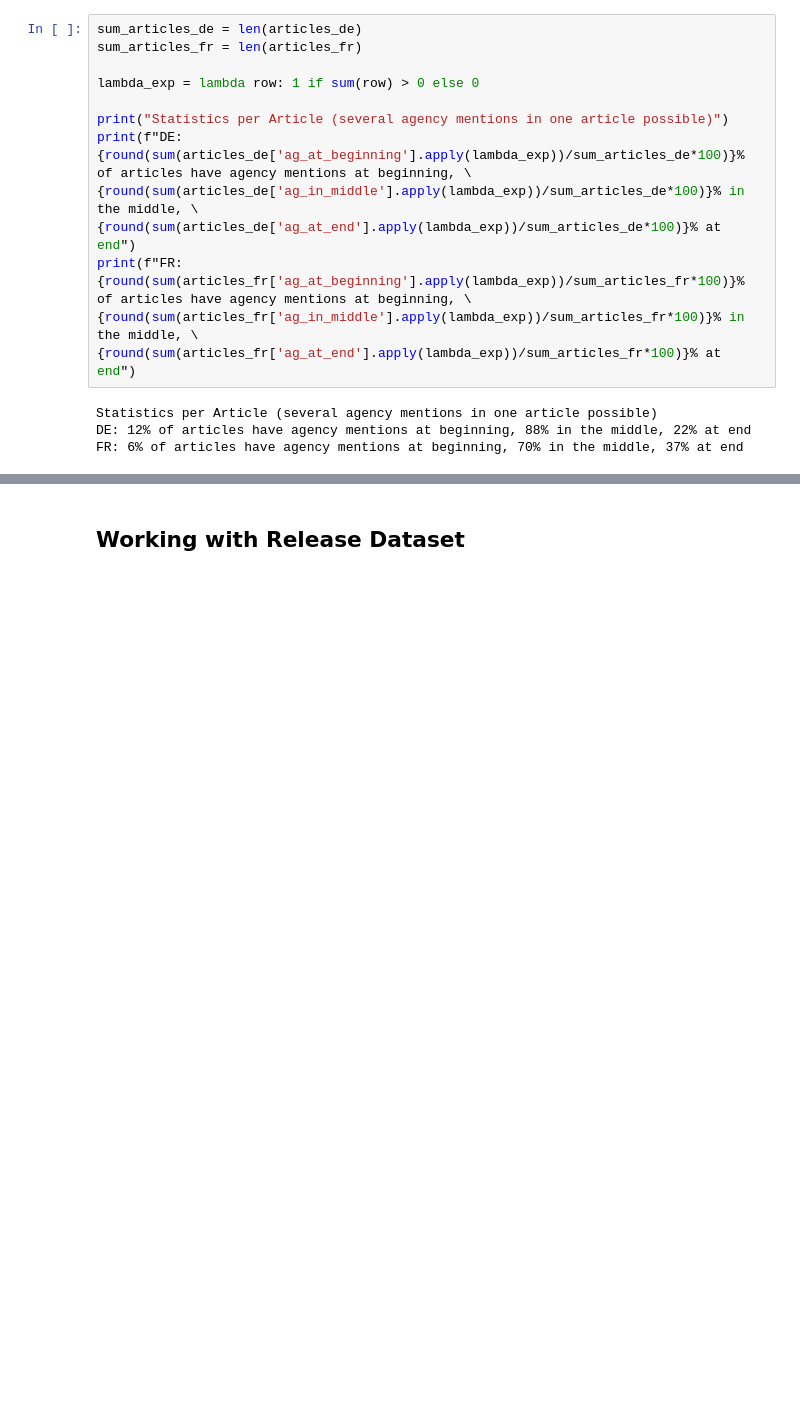
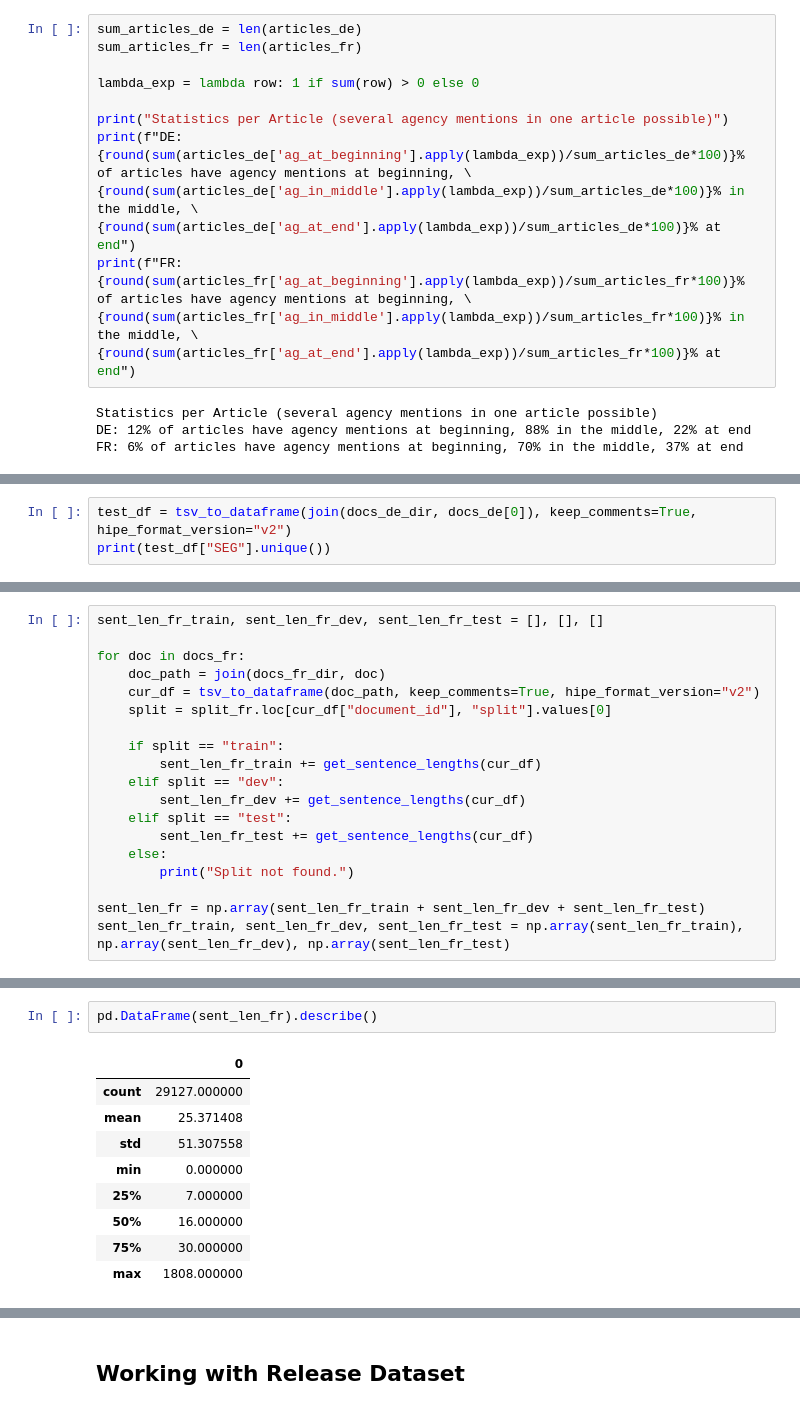
Before and after one commit to impresso/newsagency-classification, a Jupyter notebook: notebooks/stats_training_corpus.ipynb, the cells around one changed output, grey strips where cells are left out. Cells and saved outputs as stored; diff of their text form; blank space fills up the shorter version.

```diff
--- a/notebooks/stats_training_corpus.ipynb
+++ b/notebooks/stats_training_corpus.ipynb
@@ -423,0 +427,3 @@ FR: 6% of articles have agency mentions at beginning, 70% in the middle, 37% at
+# %%
+test_df = tsv_to_dataframe(join(docs_de_dir, docs_de[0]), keep_comments=True, hipe_format_version="v2")
+print(test_df["SEG"].unique())
@@ -423,0 +505,19 @@ FR: 6% of articles have agency mentions at beginning, 70% in the middle, 37% at
+# %%
+sent_len_fr_train, sent_len_fr_dev, sent_len_fr_test = [], [], []
+
+for doc in docs_fr:
+    doc_path = join(docs_fr_dir, doc)
+    cur_df = tsv_to_dataframe(doc_path, keep_comments=True, hipe_format_version="v2")
+    split = split_fr.loc[cur_df["document_id"], "split"].values[0]
+
+    if split == "train":
+        sent_len_fr_train += get_sentence_lengths(cur_df)
+    elif split == "dev":
+        sent_len_fr_dev += get_sentence_lengths(cur_df)
+    elif split == "test":
+        sent_len_fr_test += get_sentence_lengths(cur_df)
+    else:
+        print("Split not found.")
+
+sent_len_fr = np.array(sent_len_fr_train + sent_len_fr_dev + sent_len_fr_test)
+sent_len_fr_train, sent_len_fr_dev, sent_len_fr_test = np.array(sent_len_fr_train), np.array(sent_len_fr_dev), np.array(sent_len_fr_test)
@@ -423,0 +554,12 @@ FR: 6% of articles have agency mentions at beginning, 70% in the middle, 37% at
+# %%
+pd.DataFrame(sent_len_fr).describe()
+# %% [output]
+|  | 0 |
+| count | 29127.000000 |
+| mean | 25.371408 |
+| std | 51.307558 |
+| min | 0.000000 |
+| 25% | 7.000000 |
+| 50% | 16.000000 |
+| 75% | 30.000000 |
+| max | 1808.000000 |
```
Also changed, not shown: parts of 11 cells of this notebook.
